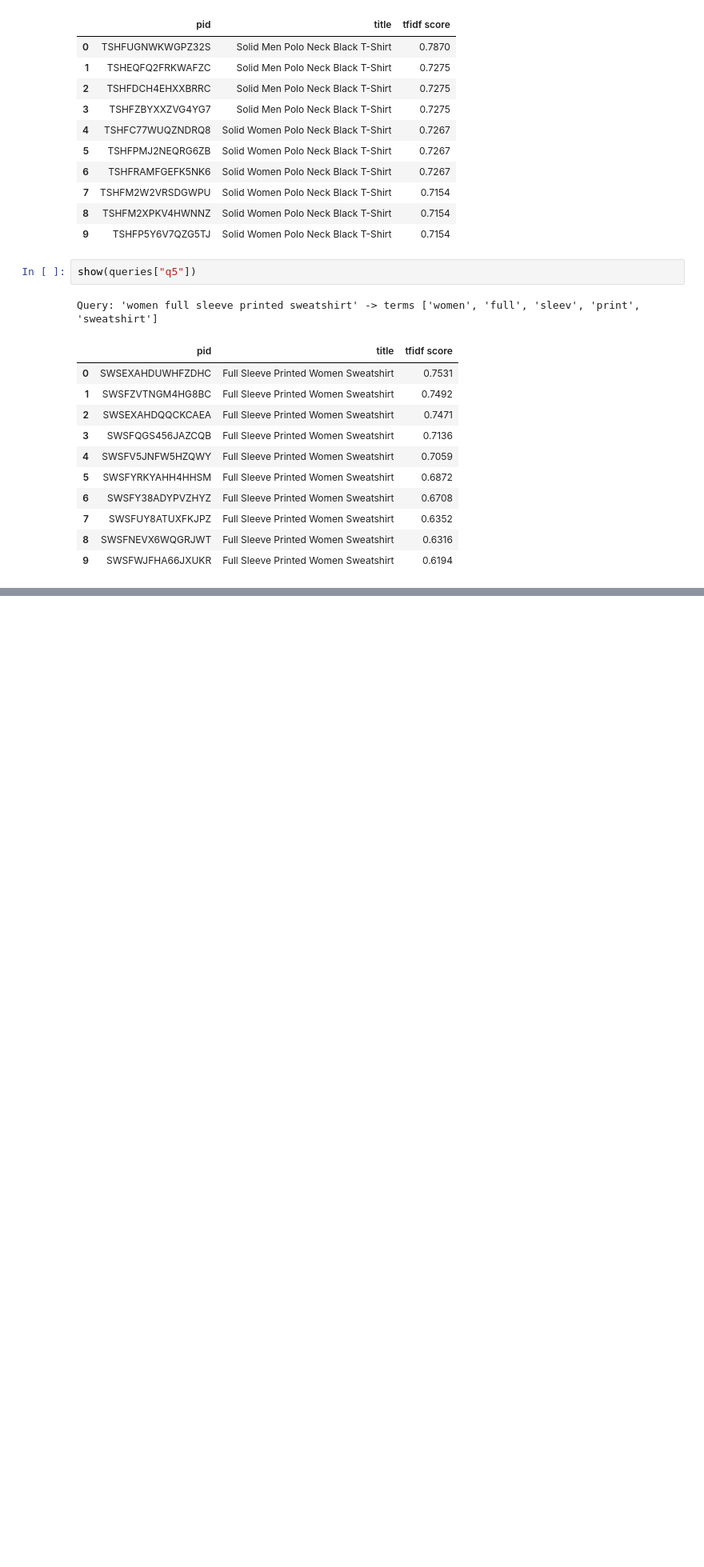
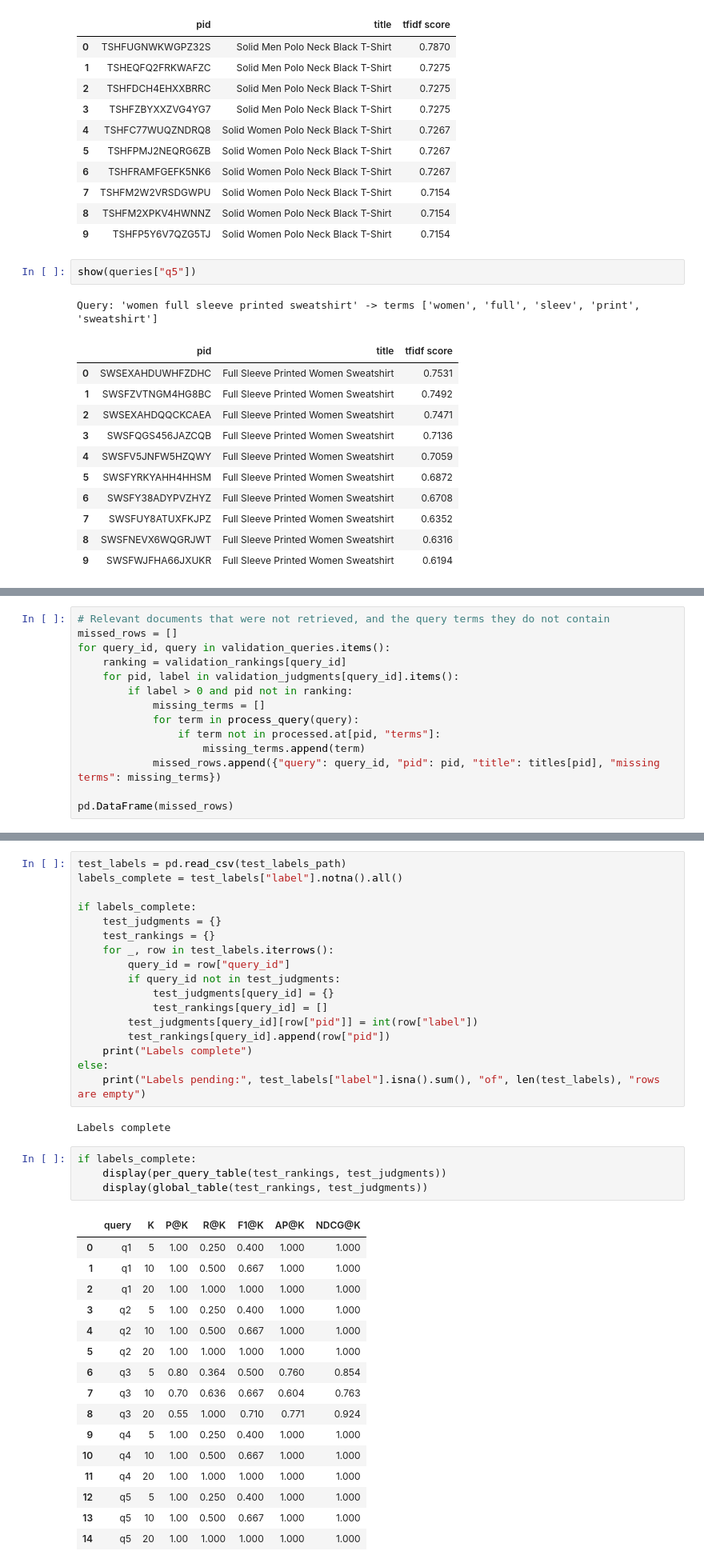
Before and after one commit to bielmongeortiz/irwa-final-project, a Jupyter notebook: project_progress/part_2/IRWA_part_2.ipynb, the cells around one changed output, grey strips where cells are left out. Shown at 80% size. Saved outputs shown, nothing was run; the diff lists cells and outputs as text; blank space fills up the shorter version.

```diff
--- a/project_progress/part_2/IRWA_part_2.ipynb
+++ b/project_progress/part_2/IRWA_part_2.ipynb
@@ -207,0 +357,14 @@ Query: 'women full sleeve printed sweatshirt' -> terms ['women', 'full', 'sleev'
+# %%
+# Relevant documents that were not retrieved, and the query terms they do not contain
+missed_rows = []
+for query_id, query in validation_queries.items():
+    ranking = validation_rankings[query_id]
+    for pid, label in validation_judgments[query_id].items():
+        if label > 0 and pid not in ranking:
+            missing_terms = []
+            for term in process_query(query):
+                if term not in processed.at[pid, "terms"]:
+                    missing_terms.append(term)
+            missed_rows.append({"query": query_id, "pid": pid, "title": titles[pid], "missing terms": missing_terms})
+
+pd.DataFrame(missed_rows)
@@ -207,0 +452,40 @@ Query: 'women full sleeve printed sweatshirt' -> terms ['women', 'full', 'sleev'
+# %%
+test_labels = pd.read_csv(test_labels_path)
+labels_complete = test_labels["label"].notna().all()
+
+if labels_complete:
+    test_judgments = {}
+    test_rankings = {}
+    for _, row in test_labels.iterrows():
+        query_id = row["query_id"]
+        if query_id not in test_judgments:
+            test_judgments[query_id] = {}
+            test_rankings[query_id] = []
+        test_judgments[query_id][row["pid"]] = int(row["label"])
+        test_rankings[query_id].append(row["pid"])
+    print("Labels complete")
+else:
+    print("Labels pending:", test_labels["label"].isna().sum(), "of", len(test_labels), "rows are empty")
+# %% [output]
+Labels complete
+# %%
+if labels_complete:
+    display(per_query_table(test_rankings, test_judgments))
+    display(global_table(test_rankings, test_judgments))
+# %% [output]
+|  | query | K | P@K | R@K | F1@K | AP@K | NDCG@K |
+| 0 | q1 | 5 | 1.00 | 0.250 | 0.400 | 1.000 | 1.000 |
+| 1 | q1 | 10 | 1.00 | 0.500 | 0.667 | 1.000 | 1.000 |
+| 2 | q1 | 20 | 1.00 | 1.000 | 1.000 | 1.000 | 1.000 |
+| 3 | q2 | 5 | 1.00 | 0.250 | 0.400 | 1.000 | 1.000 |
+| 4 | q2 | 10 | 1.00 | 0.500 | 0.667 | 1.000 | 1.000 |
+| 5 | q2 | 20 | 1.00 | 1.000 | 1.000 | 1.000 | 1.000 |
+| 6 | q3 | 5 | 0.80 | 0.364 | 0.500 | 0.760 | 0.854 |
+| 7 | q3 | 10 | 0.70 | 0.636 | 0.667 | 0.604 | 0.763 |
+| 8 | q3 | 20 | 0.55 | 1.000 | 0.710 | 0.771 | 0.924 |
+| 9 | q4 | 5 | 1.00 | 0.250 | 0.400 | 1.000 | 1.000 |
+| 10 | q4 | 10 | 1.00 | 0.500 | 0.667 | 1.000 | 1.000 |
+| 11 | q4 | 20 | 1.00 | 1.000 | 1.000 | 1.000 | 1.000 |
+| 12 | q5 | 5 | 1.00 | 0.250 | 0.400 | 1.000 | 1.000 |
+| 13 | q5 | 10 | 1.00 | 0.500 | 0.667 | 1.000 | 1.000 |
+| 14 | q5 | 20 | 1.00 | 1.000 | 1.000 | 1.000 | 1.000 |
```
Also changed, not shown: parts of 21 cells of this notebook, 4 other files.
